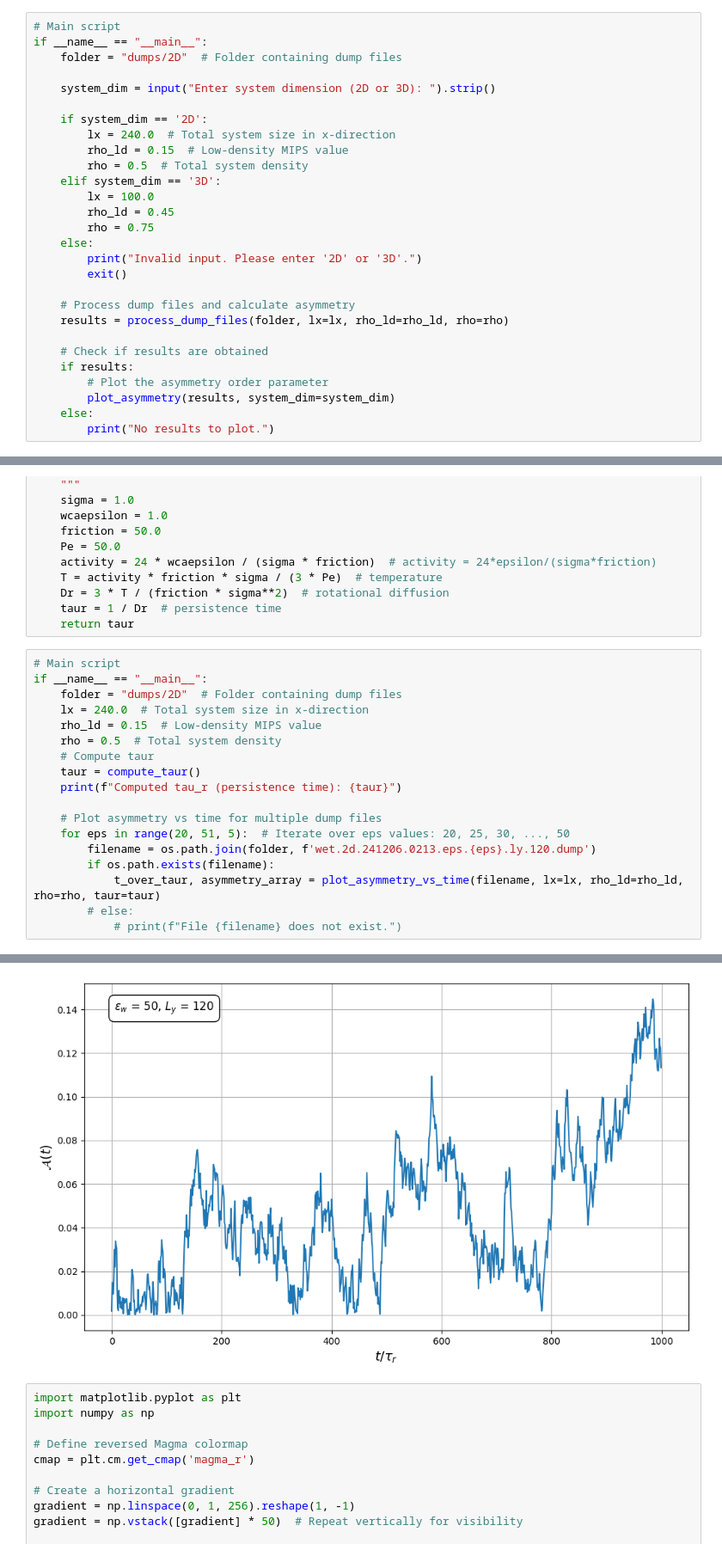
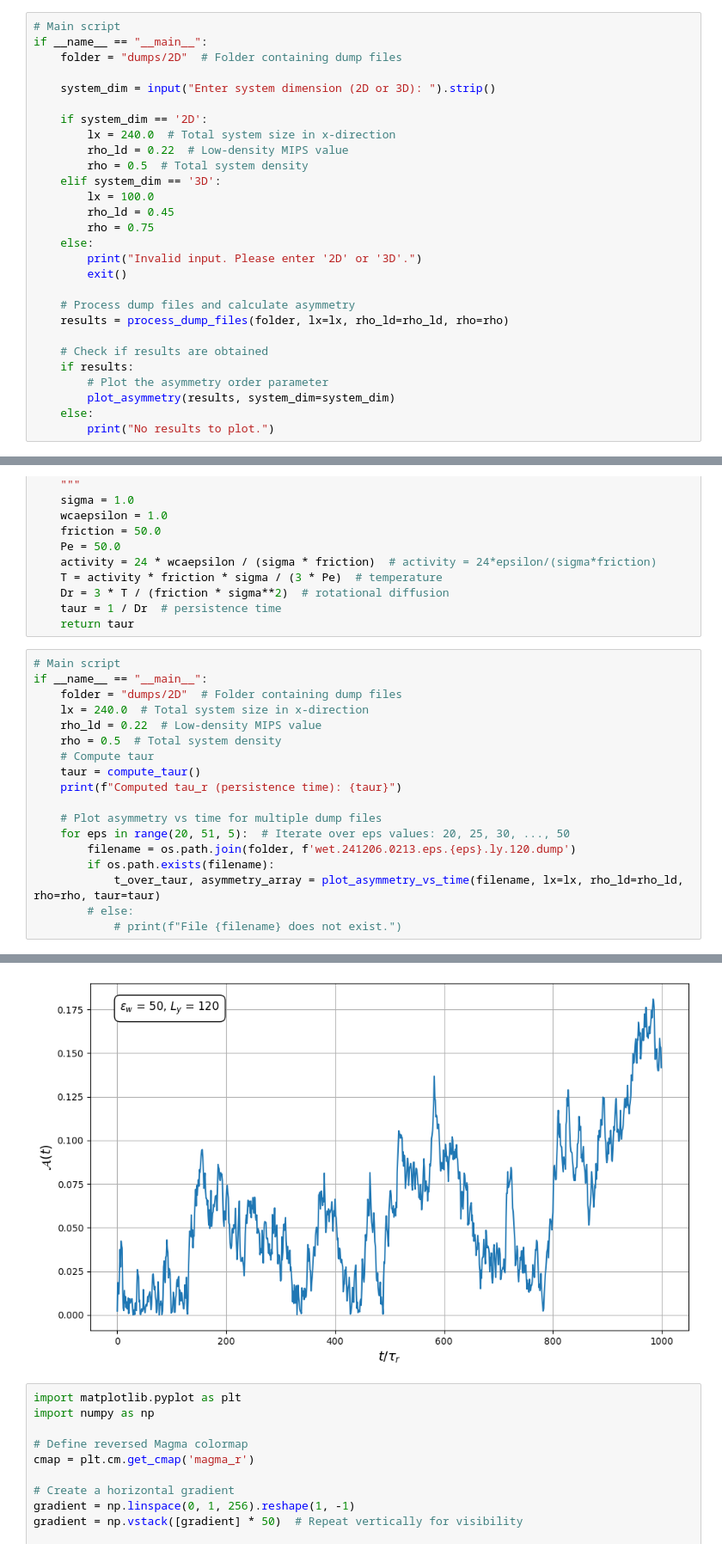
Before and after one commit to sohyuniverse/active-drying, a Jupyter notebook: models/analysis.ipynb, the cells around one changed output, grey strips where cells are left out. Shown at 86% size. Saved outputs shown, nothing was run; the diff lists cells and outputs as text.

Commit message:
changed density, added ovito config file

```diff
--- a/models/analysis.ipynb
+++ b/models/analysis.ipynb
@@ -252,7 +252,7 @@ if __name__ == "__main__":
 
     if system_dim == '2D':
         lx = 240.0  # Total system size in x-direction
-        rho_ld = 0.15  # Low-density MIPS value
+        rho_ld = 0.22  # Low-density MIPS value
         rho = 0.5  # Total system density
     elif system_dim == '3D':
         lx = 100.0
@@ -352,7 +352,7 @@ def compute_taur():
 if __name__ == "__main__":
     folder = "dumps/2D"  # Folder containing dump files
     lx = 240.0  # Total system size in x-direction
-    rho_ld = 0.15  # Low-density MIPS value
+    rho_ld = 0.22  # Low-density MIPS value
     rho = 0.5  # Total system density
     # Compute taur
     taur = compute_taur()
@@ -360,7 +360,7 @@ if __name__ == "__main__":
 
     # Plot asymmetry vs time for multiple dump files
     for eps in range(20, 51, 5):  # Iterate over eps values: 20, 25, 30, ..., 50
-        filename = os.path.join(folder, f'wet.2d.241206.0213.eps.{eps}.ly.120.dump')
+        filename = os.path.join(folder, f'wet.241206.0213.eps.{eps}.ly.120.dump')
         if os.path.exists(filename):
             t_over_taur, asymmetry_array = plot_asymmetry_vs_time(filename, lx=lx, rho_ld=rho_ld, rho=rho, taur=taur)
         # else:
@@ -376,4 +376,4 @@ Computed tau_r (persistence time): 104.16666666666667
-[figure, old version]
+[figure, new version]
 # %%
 import matplotlib.pyplot as plt
 import numpy as np
```
Also changed, not shown: parts of 2 cells of this notebook, 3 other files.
